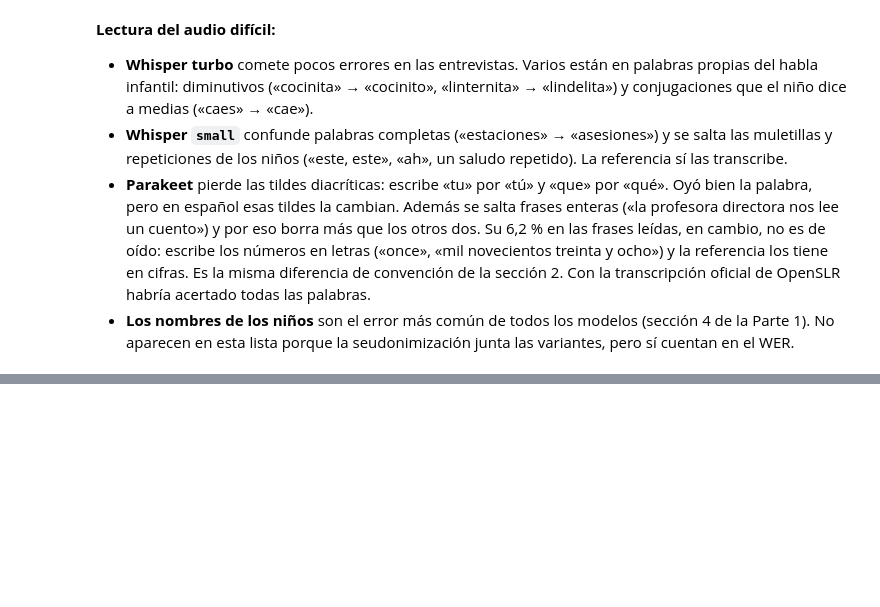
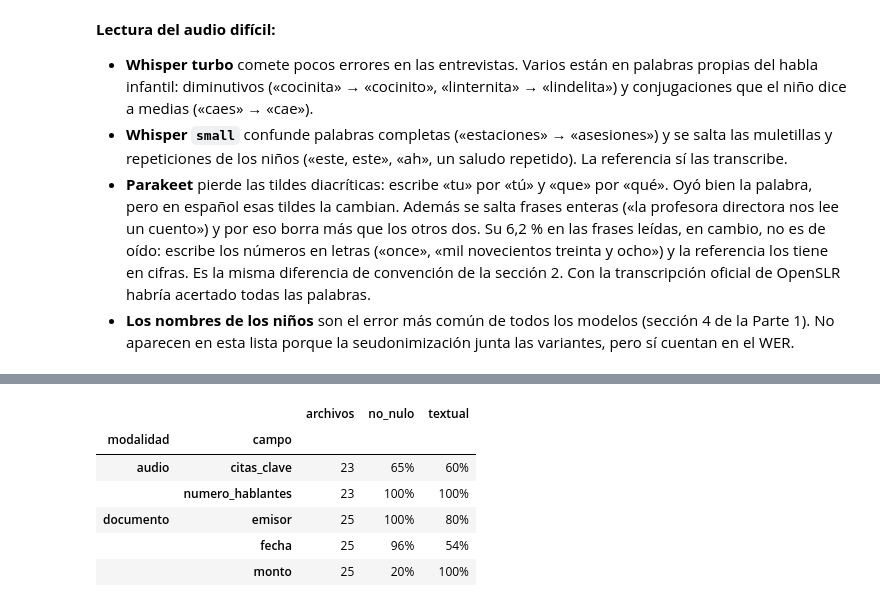
Before and after one commit to IvettexMamani/diplomado-python-2026, a Jupyter notebook: tarea_2/02_evaluacion.ipynb, the cells around one changed output, grey strips where cells are left out. Saved outputs shown, nothing was run; the diff lists cells and outputs as text; code cells hidden in the pictures; blank space fills up the shorter version.

```diff
--- a/tarea_2/02_evaluacion.ipynb
+++ b/tarea_2/02_evaluacion.ipynb
@@ -637,0 +755,28 @@ faster-whisper large-v3-turbo: 14 sustituciones, 13 borrados, 13 inserciones en
+# %%
+texto_de = dict(zip([e[1] for e in entradas], [e[2] for e in entradas]))
+filas = []
+for i, c in campos.items():
+    modalidad = extraccion.set_index("id").loc[i, "modalidad"]
+    for k in (["emisor", "fecha", "monto"] if modalidad == "documento" else ["citas_clave", "numero_hablantes"]):
+        v = (c or {}).get(k)
+        if k == "numero_hablantes":
+            marcas = len(set(re.findall(r"\[HABLANTE_\d+\]", texto_de[i]))) or 1
+            textual = None if v is None else v == marcas
+        elif v is None:
+            textual = None
+        else:
+            valores = v if isinstance(v, list) else [v]
+            textual = all(normalizar(x) in normalizar(texto_de[i]) for x in valores)
+        filas.append({"id": i, "modalidad": modalidad, "campo": k, "no_nulo": v is not None, "textual": textual})
+chequeo = pd.DataFrame(filas)
+(chequeo.groupby(["modalidad", "campo"])
+        .agg(archivos=("id", "size"), no_nulo=("no_nulo", "mean"), textual=("textual", lambda s: s.dropna().mean()))
+        .style.format({"no_nulo": "{:.0%}", "textual": "{:.0%}"}))
+# %% [output]
+|  |  | archivos | no_nulo | textual |
+| modalidad | campo |  |  |  |
+| audio | citas_clave | 23 | 65% | 60% |
+|  | numero_hablantes | 23 | 100% | 100% |
+| documento | emisor | 25 | 100% | 80% |
+|  | fecha | 25 | 96% | 54% |
+|  | monto | 25 | 20% | 100% |
```
Also changed, not shown: parts of 4 cells of this notebook, 1 other file.
